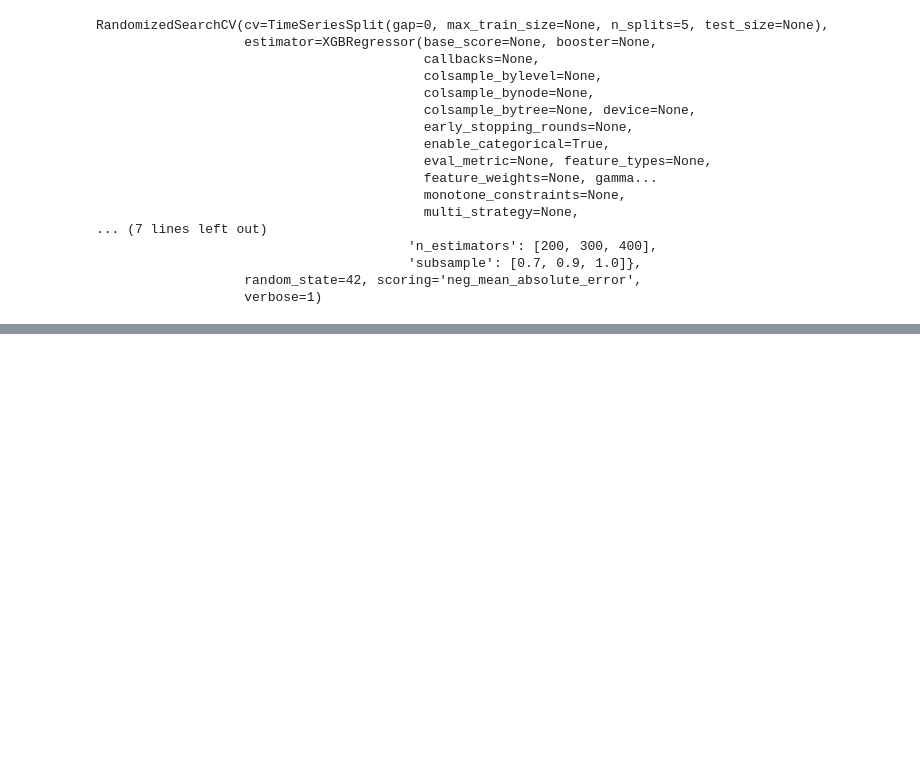
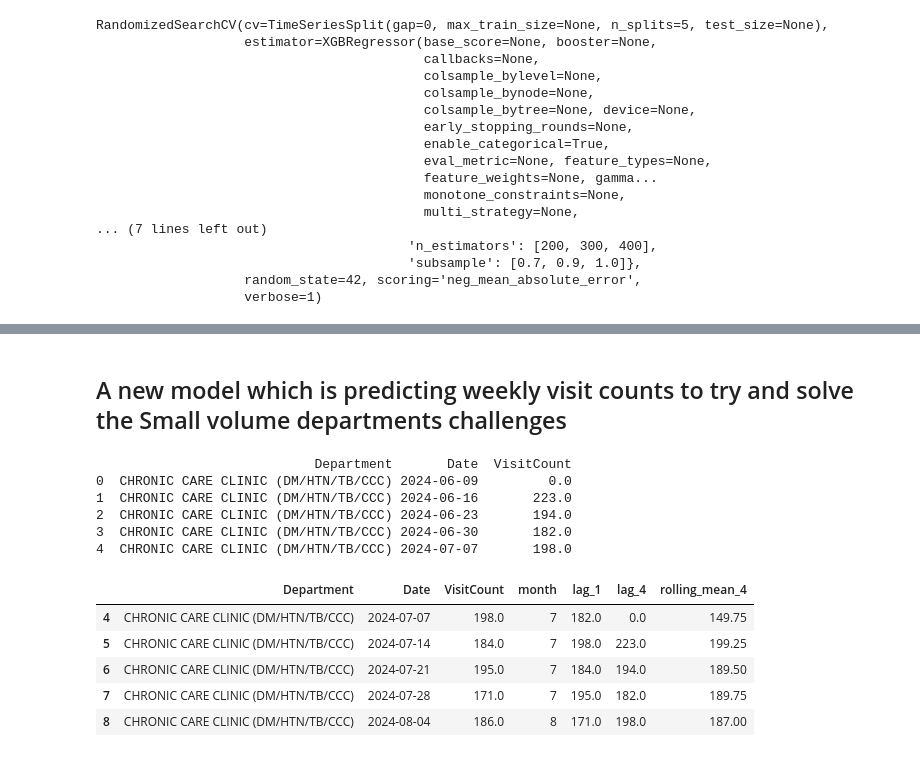
Before and after one commit to wahomelewis396/surge_sentinels, a Jupyter notebook: surge_sentinels.ipynb, the cells around one changed output, grey strips where cells are left out. Cells and saved outputs as stored; diff of their text form; code cells hidden in the pictures; blank space fills up the shorter version.

Commit message:
evaluation and weekly model

```diff
--- a/surge_sentinels.ipynb
+++ b/surge_sentinels.ipynb
@@ -985,0 +1027,44 @@ Tuned model     — MAE: 8.47, RMSE: 13.49
+# %% [markdown]
+## A new model which is predicting weekly visit counts to try and solve the Small volume departments challenges
+# %%
+# Focus only on the sparse departments that struggled in the daily model -Aggregate the sparse departments to weekly totals.
+sparse_depts = ['SPECIALITY CLINIC', 'RENAL', 'ONCOLOGY', 'CHRONIC CARE CLINIC (DM/HTN/TB/CCC)']
+
+sparse_long = full_long[full_long['Department'].isin(sparse_depts)].copy()
+
+# Resample to weekly totals, per department
+weekly = (
+    sparse_long
+    .set_index('Date')
+    .groupby('Department')
+    .resample('W')['VisitCount']
+    .sum()
+    .reset_index()
+)
+print(weekly.head())
+# %% [output]
+                            Department       Date  VisitCount
+0  CHRONIC CARE CLINIC (DM/HTN/TB/CCC) 2024-06-09         0.0
+1  CHRONIC CARE CLINIC (DM/HTN/TB/CCC) 2024-06-16       223.0
+2  CHRONIC CARE CLINIC (DM/HTN/TB/CCC) 2024-06-23       194.0
+3  CHRONIC CARE CLINIC (DM/HTN/TB/CCC) 2024-06-30       182.0
+4  CHRONIC CARE CLINIC (DM/HTN/TB/CCC) 2024-07-07       198.0
+# %%
+#sort the weekly data by department and date and introduce new features for the model to learn from.
+weekly = weekly.sort_values(['Department', 'Date'])
+
+weekly['month'] = weekly['Date'].dt.month
+weekly['lag_1'] = weekly.groupby('Department')['VisitCount'].shift(1)   # last week
+weekly['lag_4'] = weekly.groupby('Department')['VisitCount'].shift(4)   # same week, ~1 month ago
+weekly['rolling_mean_4'] = weekly.groupby('Department')['VisitCount'].shift(1).transform(lambda x: x.rolling(4).mean())
+
+weekly = weekly.dropna()
+weekly['Department'] = weekly['Department'].astype('category')
+weekly.head()
+# %% [output]
+|  | Department | Date | VisitCount | month | lag_1 | lag_4 | rolling_mean_4 |
+| 4 | CHRONIC CARE CLINIC (DM/HTN/TB/CCC) | 2024-07-07 | 198.0 | 7 | 182.0 | 0.0 | 149.75 |
+| 5 | CHRONIC CARE CLINIC (DM/HTN/TB/CCC) | 2024-07-14 | 184.0 | 7 | 198.0 | 223.0 | 199.25 |
+| 6 | CHRONIC CARE CLINIC (DM/HTN/TB/CCC) | 2024-07-21 | 195.0 | 7 | 184.0 | 194.0 | 189.50 |
+| 7 | CHRONIC CARE CLINIC (DM/HTN/TB/CCC) | 2024-07-28 | 171.0 | 7 | 195.0 | 182.0 | 189.75 |
+| 8 | CHRONIC CARE CLINIC (DM/HTN/TB/CCC) | 2024-08-04 | 186.0 | 8 | 171.0 | 198.0 | 187.00 |
```
Also changed, not shown: parts of 27 cells of this notebook.
